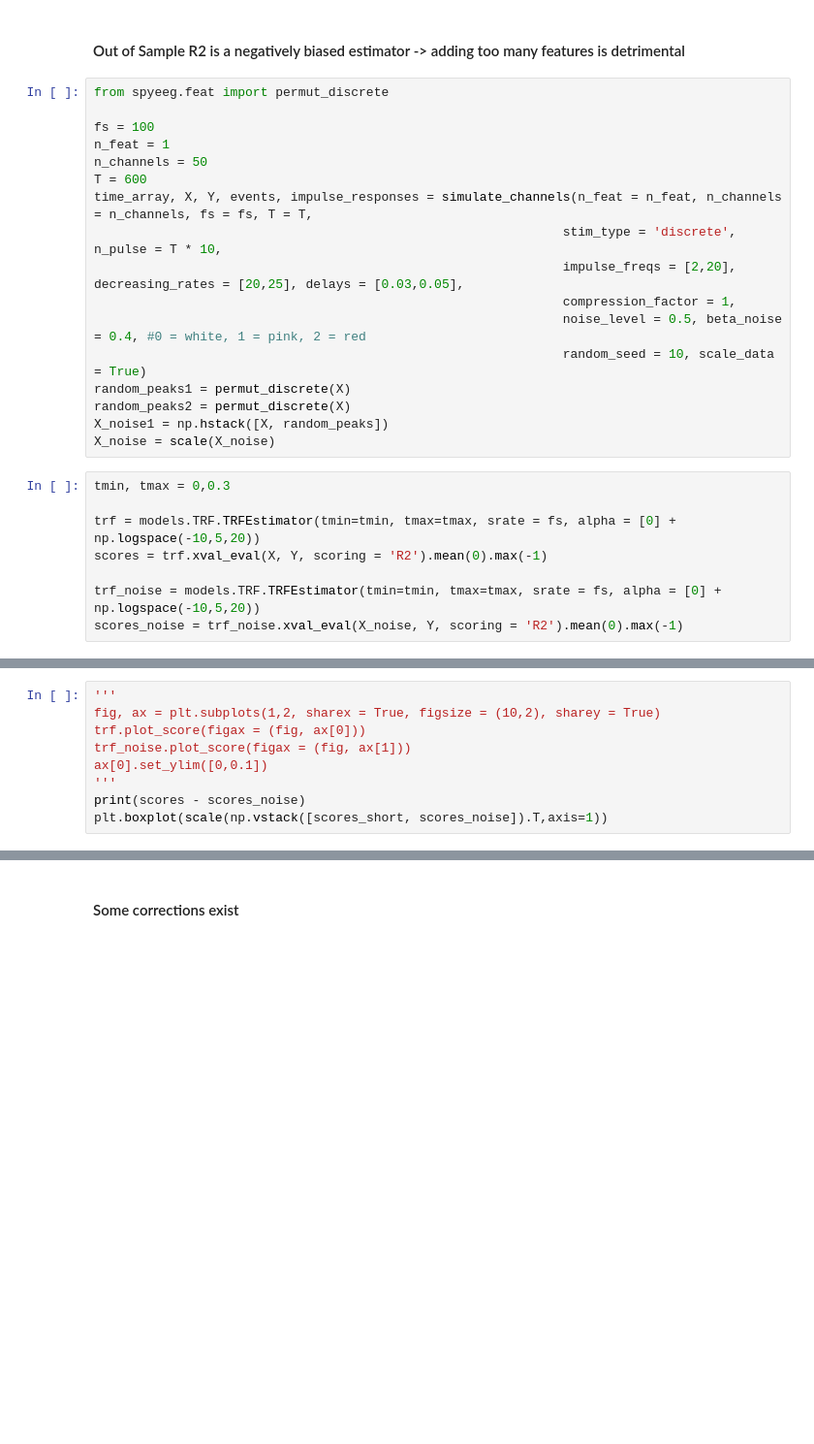
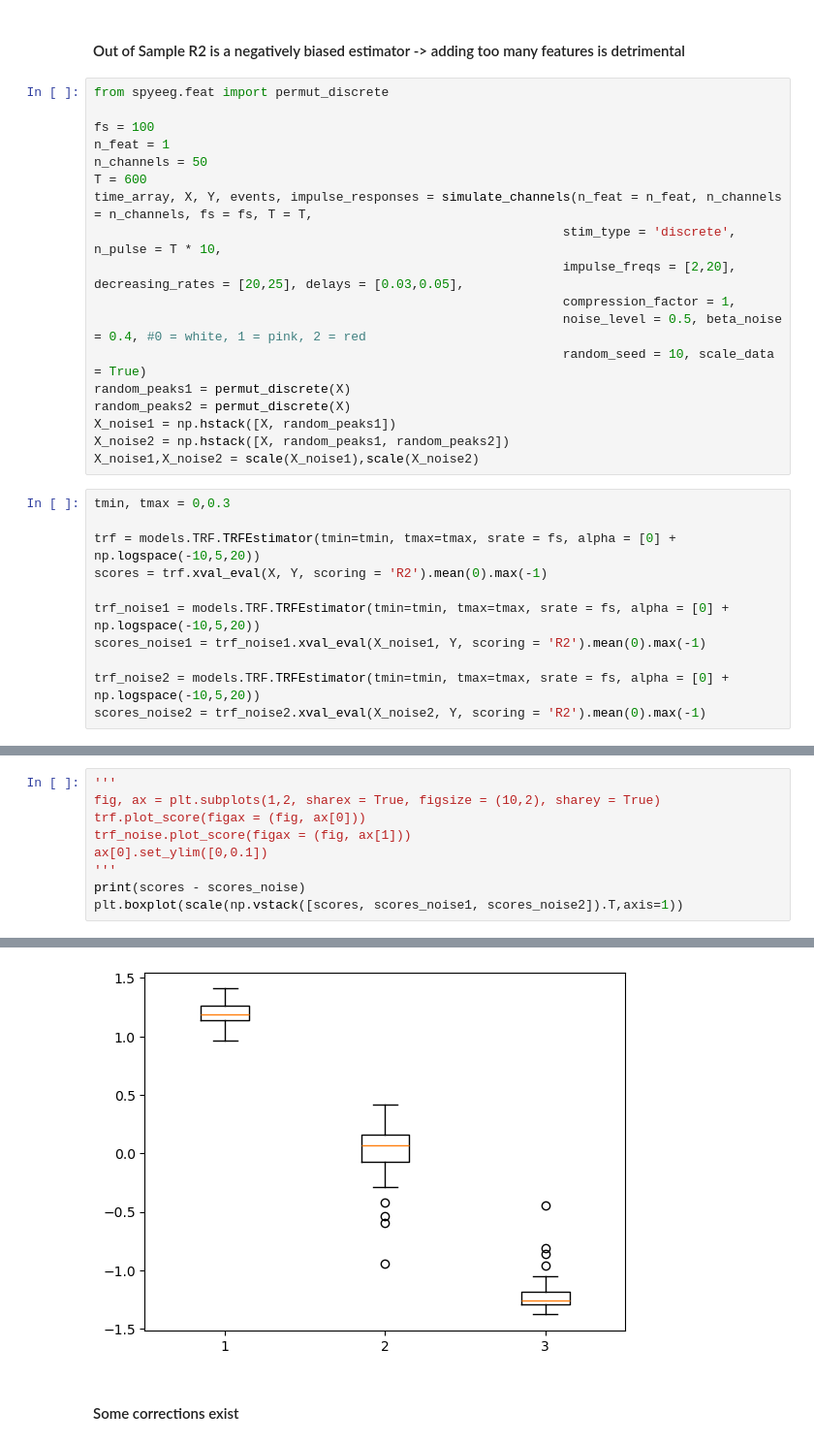
Before and after one commit to phg17/sPyEEG, a Jupyter notebook: demos/trf_forward_example.ipynb, the cells around one changed output, grey strips where cells are left out. Shown at 97% size. Drawn from its saved outputs; the diff is of its cells as text; blank space fills up the shorter version.

```diff
--- a/demos/trf_forward_example.ipynb
+++ b/demos/trf_forward_example.ipynb
@@ -456,16 +459,20 @@ time_array, X, Y, events, impulse_responses = simulate_channels(n_feat = n_feat,
                                                               random_seed = 10, scale_data = True)
 random_peaks1 = permut_discrete(X)
 random_peaks2 = permut_discrete(X)
-X_noise1 = np.hstack([X, random_peaks])
-X_noise = scale(X_noise)
+X_noise1 = np.hstack([X, random_peaks1])
+X_noise2 = np.hstack([X, random_peaks1, random_peaks2])
+X_noise1,X_noise2 = scale(X_noise1),scale(X_noise2)
 # %%
 tmin, tmax = 0,0.3
 
 trf = models.TRF.TRFEstimator(tmin=tmin, tmax=tmax, srate = fs, alpha = [0] + np.logspace(-10,5,20))
 scores = trf.xval_eval(X, Y, scoring = 'R2').mean(0).max(-1)
 
-trf_noise = models.TRF.TRFEstimator(tmin=tmin, tmax=tmax, srate = fs, alpha = [0] + np.logspace(-10,5,20))
-scores_noise = trf_noise.xval_eval(X_noise, Y, scoring = 'R2').mean(0).max(-1)
+trf_noise1 = models.TRF.TRFEstimator(tmin=tmin, tmax=tmax, srate = fs, alpha = [0] + np.logspace(-10,5,20))
+scores_noise1 = trf_noise1.xval_eval(X_noise1, Y, scoring = 'R2').mean(0).max(-1)
+
+trf_noise2 = models.TRF.TRFEstimator(tmin=tmin, tmax=tmax, srate = fs, alpha = [0] + np.logspace(-10,5,20))
+scores_noise2 = trf_noise2.xval_eval(X_noise2, Y, scoring = 'R2').mean(0).max(-1)
 # %% [output]
 Training/Evaluating fold 1/5
 Training/Evaluating fold 2/5
@@ -487,5 +500,5 @@ trf_noise.plot_score(figax = (fig, ax[1]))
 ax[0].set_ylim([0,0.1])
 '''
 print(scores - scores_noise)
-plt.boxplot(scale(np.vstack([scores_short, scores_noise]).T,axis=1))
+plt.boxplot(scale(np.vstack([scores, scores_noise1, scores_noise2]).T,axis=1))
 # %% [output]
@@ -494,3 +531,4 @@ ValueError: all the input array dimensions except for the concatenation axis mus
+[figure, added]
 # %% [markdown]
 #### Some corrections exist
 # %%
```
Also changed, not shown: parts of 15 cells of this notebook, 4 other files.
